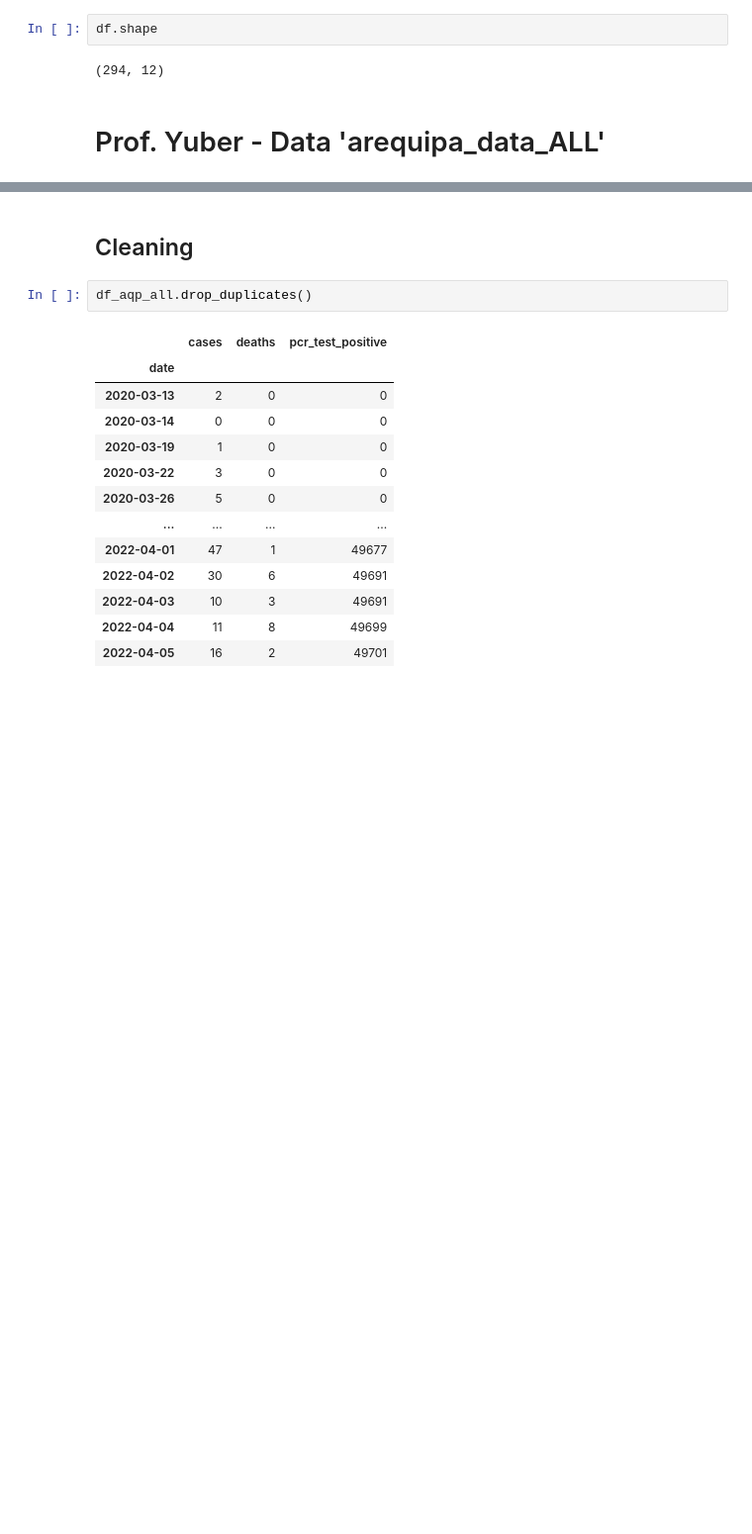
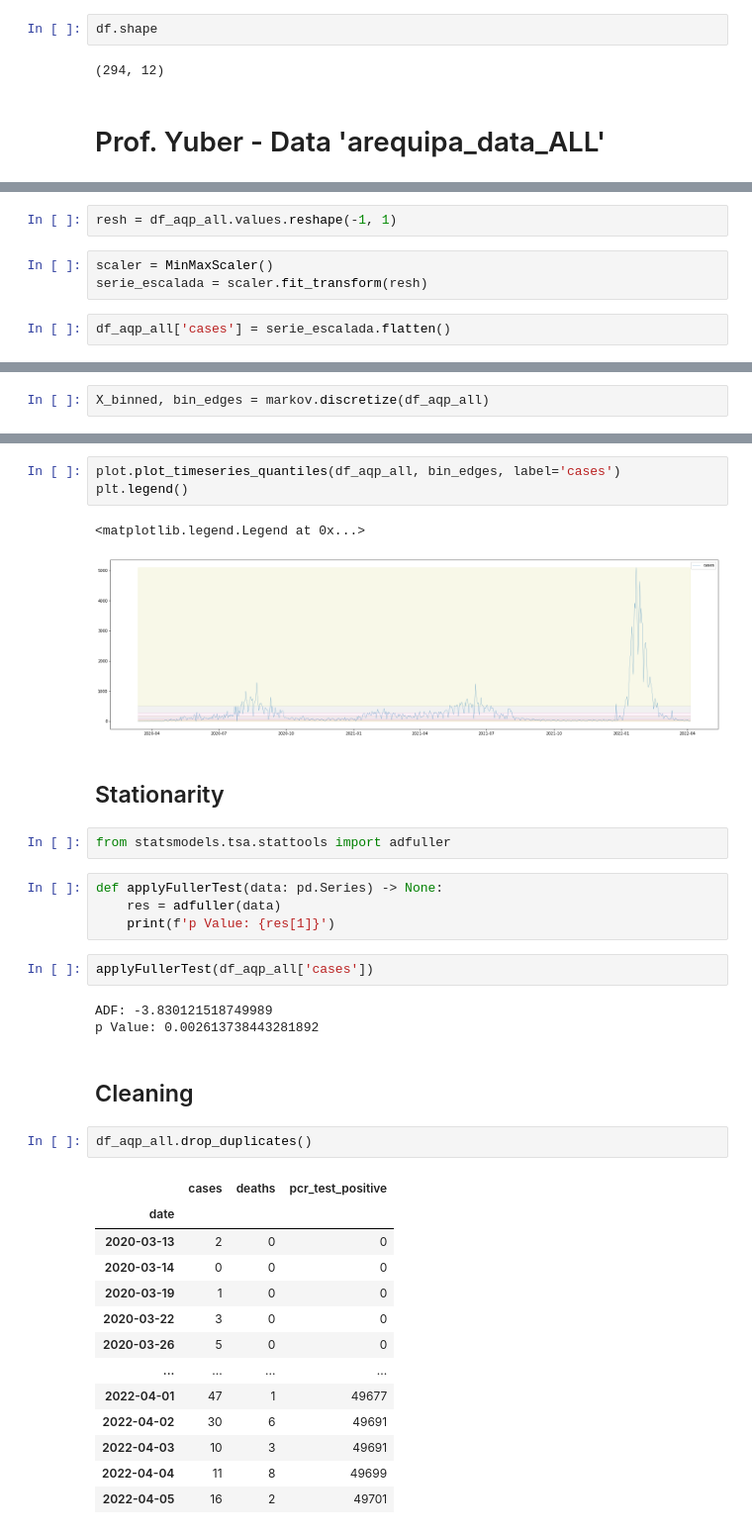
Before and after one commit to luismoroco/ML-Research-UNSA-UOKlahoma, a Jupyter notebook: visualization/main.ipynb, the cells around one changed output, grey strips where cells are left out. Shown at 99% size. Cells and saved outputs as stored; diff of their text form; blank space fills up the shorter version.

```diff
--- a/visualization/main.ipynb
+++ b/visualization/main.ipynb
@@ -372,0 +376,7 @@ plt.show()
+# %%
+resh = df_aqp_all.values.reshape(-1, 1)
+# %%
+scaler = MinMaxScaler()
+serie_escalada = scaler.fit_transform(resh)
+# %%
+df_aqp_all['cases'] = serie_escalada.flatten()
@@ -372,0 +401,2 @@ plt.show()
+# %%
+X_binned, bin_edges = markov.discretize(df_aqp_all)
@@ -373,3 +452,22 @@ plt.show()
+# %%
+plot.plot_timeseries_quantiles(df_aqp_all, bin_edges, label='cases')
+plt.legend()
+# %% [output]
+<matplotlib.legend.Legend at 0x...>
+[figure, added]
+# %% [markdown]
+## Stationarity
+# %%
+from statsmodels.tsa.stattools import adfuller
+# %%
+def applyFullerTest(data: pd.Series) -> None:
+    res = adfuller(data)
+    print(f'p Value: {res[1]}')
+# %%
+applyFullerTest(df_aqp_all['cases'])
+# %% [output]
+ADF: -3.830121518749989
+p Value: 0.002613738443281892
 # %% [markdown]
 ## Cleaning
 # %%
```
Also changed, not shown: parts of 23 cells of this notebook, 6 other files.
